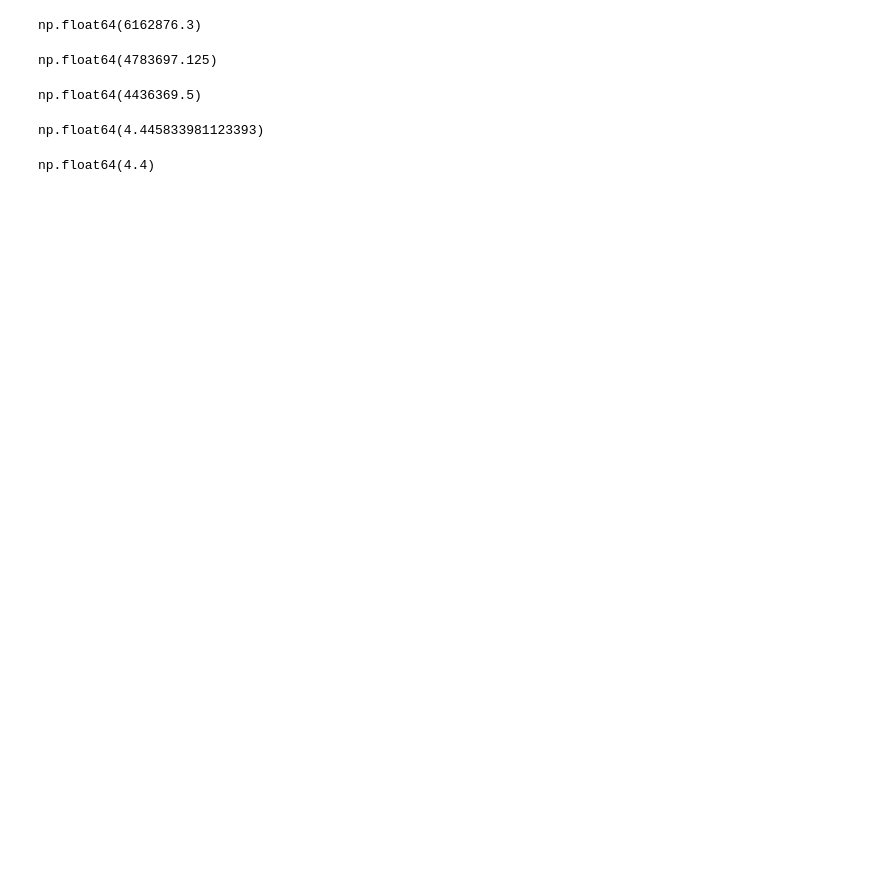
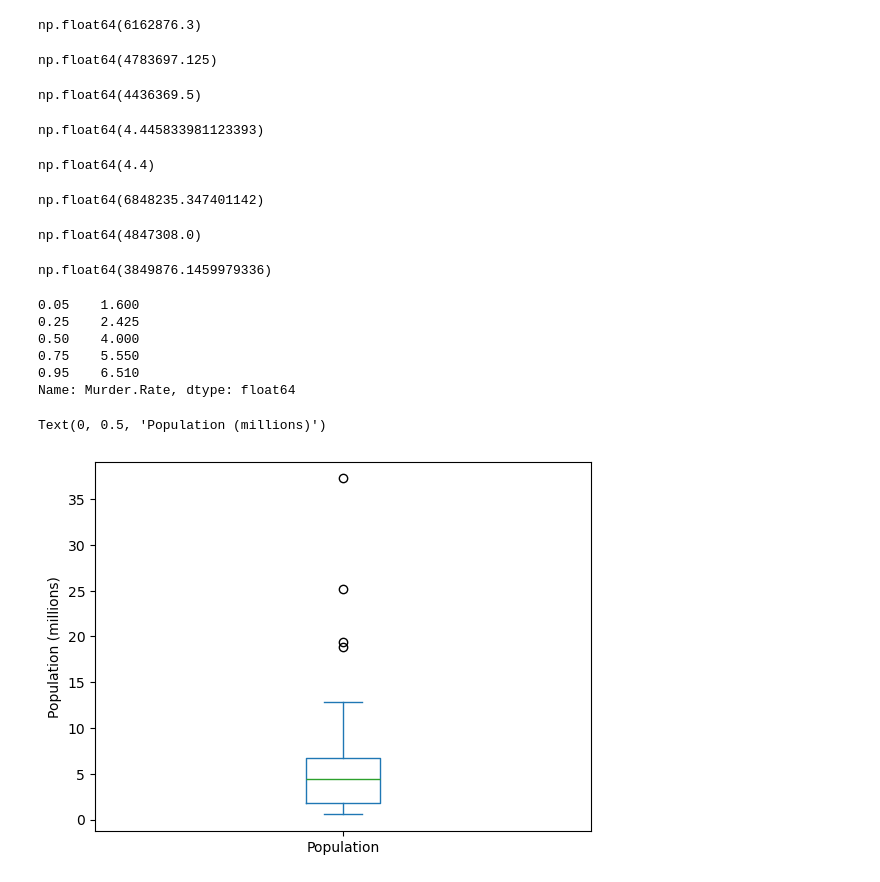
Before and after one commit to oliversssf2/practical-statistics-for-data-scientists, a Jupyter notebook: learn/ch1.ipynb, the cells around one changed output. Drawn from its saved outputs; the diff is of its cells as text; code cells hidden in the pictures; blank space fills up the shorter version.

```diff
--- a/learn/ch1.ipynb
+++ b/learn/ch1.ipynb
@@ -25,3 +26,30 @@ np.float64(4.445833981123393)
 wquantiles.median(state['Murder.Rate'], weights=state['Population'])
 # %% [output]
 np.float64(4.4)
+# %%
+state['Population'].std()
+# %% [output]
+np.float64(6848235.347401142)
+# %%
+state['Population'].quantile(.75) - state['Population'].quantile(0.25)
+# %% [output]
+np.float64(4847308.0)
+# %%
+robust.scale.mad(state['Population'])
+# %% [output]
+np.float64(3849876.1459979336)
+# %%
+state['Murder.Rate'].quantile([0.05, .25, .5, .75, .95])
+# %% [output]
+0.05    1.600
+0.25    2.425
+0.50    4.000
+0.75    5.550
+0.95    6.510
+Name: Murder.Rate, dtype: float64
+# %%
+ax = (state['Population']/1_000_000).plot.box()
+ax.set_ylabel('Population (millions)')
+# %% [output]
+Text(0, 0.5, 'Population (millions)')
+[figure, added]
```
Also changed, not shown: parts of 22 cells of this notebook, 3 other files.
